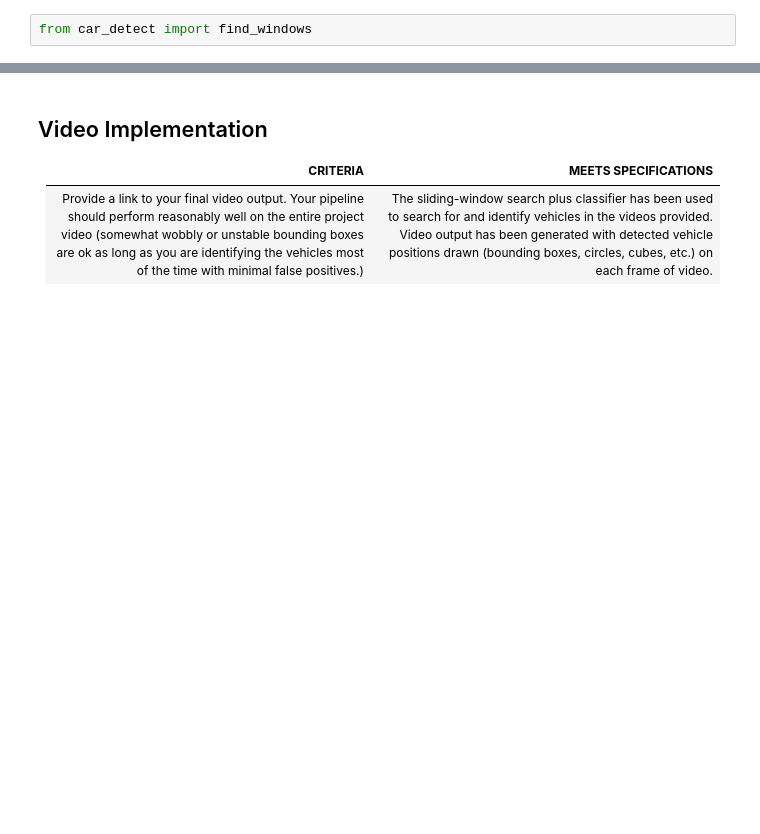
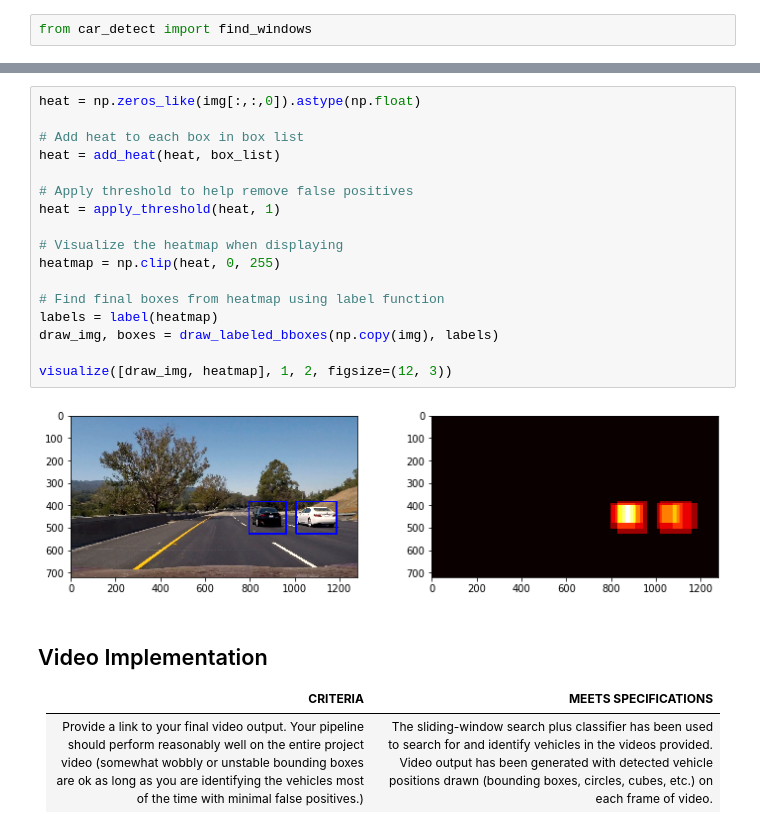
Before and after one commit to amemetov/sdc-term1-prj5-vehicle-detection, a Jupyter notebook: P5-Vehicle-Detection.ipynb, the cells around one changed output, grey strips where cells are left out. Drawn from its saved outputs; the diff is of its cells as text; blank space fills up the shorter version.

```diff
--- a/P5-Vehicle-Detection.ipynb
+++ b/P5-Vehicle-Detection.ipynb
@@ -360,3 +357,22 @@ Detected windows number: 83
+# %%
+heat = np.zeros_like(img[:,:,0]).astype(np.float)
+
+# Add heat to each box in box list
+heat = add_heat(heat, box_list)
+
+# Apply threshold to help remove false positives
+heat = apply_threshold(heat, 1)
+
+# Visualize the heatmap when displaying
+heatmap = np.clip(heat, 0, 255)
+
+# Find final boxes from heatmap using label function
+labels = label(heatmap)
+draw_img, boxes = draw_labeled_bboxes(np.copy(img), labels)
+
+visualize([draw_img, heatmap], 1, 2, figsize=(12, 3))
+# %% [output]
+[figure, added]
 # %% [markdown]
 ## Video Implementation
 
```
Also changed, not shown: parts of 14 cells of this notebook, 1 other file.
